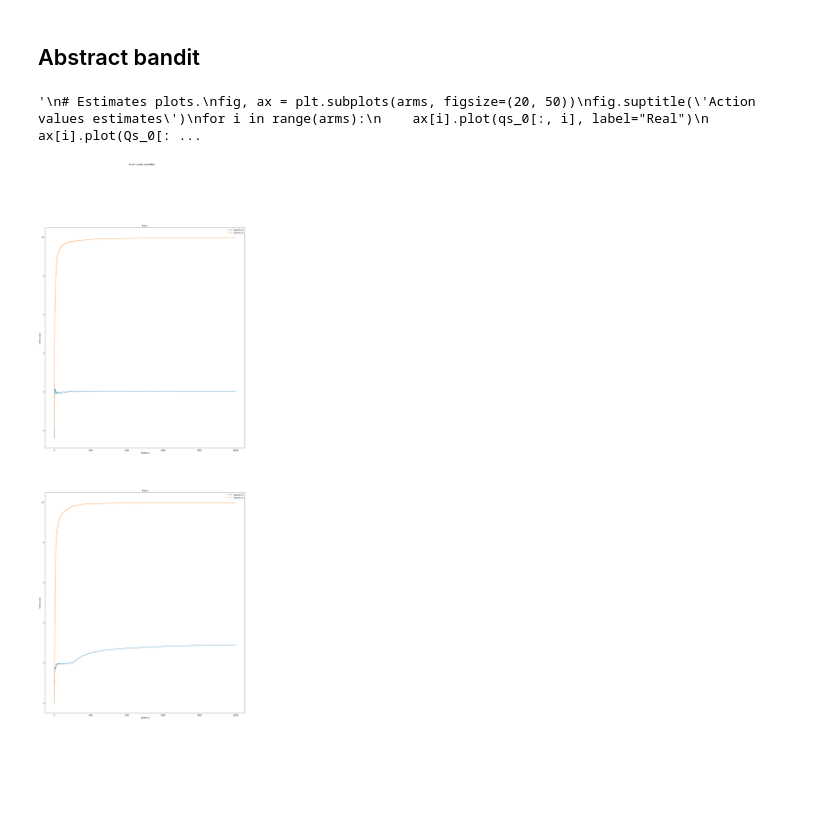
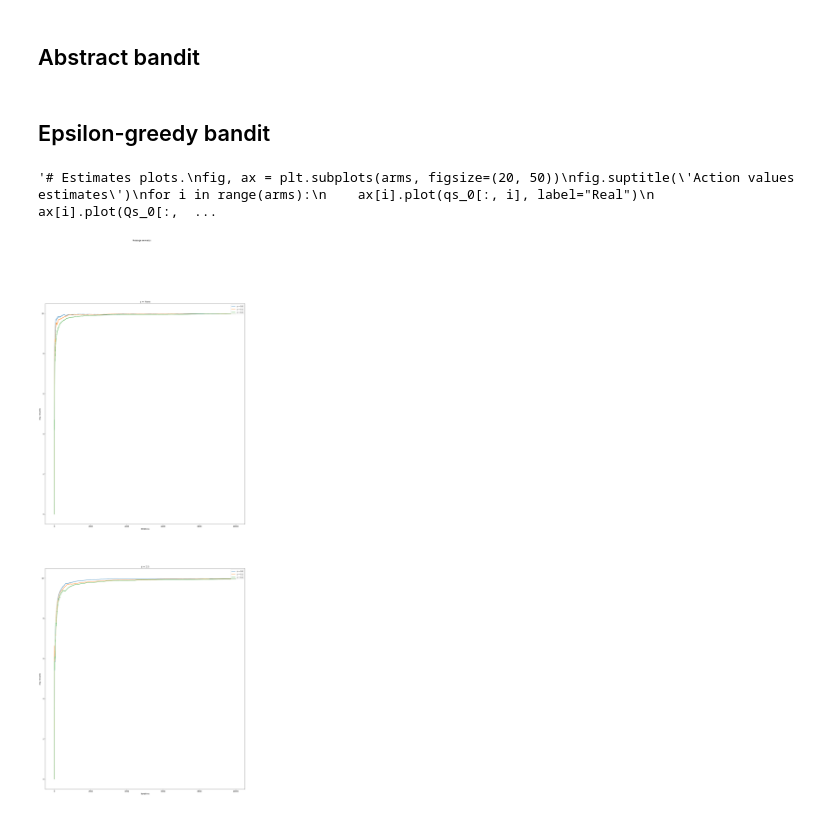
Before and after one commit to robmasocco/mrl, a Jupyter notebook: MultiArmBandits.ipynb, the cells around one changed output. Saved outputs shown, nothing was run; the diff lists cells and outputs as text; code cells hidden in the pictures; blank space fills up the shorter version.

Commit message:
Sistemati multi-arm bandits astratti.

```diff
--- a/MultiArmBandits.ipynb
+++ b/MultiArmBandits.ipynb
@@ -79,19 +83,19 @@ class Bandit(ABC):
+# %% [markdown]
+## Epsilon-greedy bandit
 # %%
 class EpsBandit(Bandit):
 
-    def __init__(self, means, sigmas, init_est, arms=10, iters=10000, eps=0., alpha=0., deterministic=False, stationary=True):
+    def __init__(self, means, sigmas, init_est, arms=10, iters=10000, eps=0., alpha=None, deterministic=False, stationary=True):
+        """Initializes the Epsilon-greedy bandit."""
         super().__init__(means, sigmas, init_est, deterministic=deterministic, stationary=stationary)
         self.eps = eps
         self.alpha = alpha
 
     def choose_action(self):
-        """
-        Implements the epsilon-greedy policy: exploits knowledge or explores new possibilities.
-        """
+        """Implements the epsilon-greedy policy: exploits knowledge or explores new possibilities."""
         choice = np.random.choice([0, 1], p=[1-self.eps, self.eps])
         if choice == 0:
             # Greedy choice.
-            self.opt_actions += 1
             return np.argmax(self.est_means)
         else:
             # Explorative choice.
@@ -102,68 +106,76 @@ class EpsBandit(Bandit):
         # Update choice count.
         self.Ns[arm] += 1
         # Update step size
-        if self.alpha == 0:
+        if self.alpha == None:
             step_size = 1. / self.Ns[arm]
         else:
             step_size = self.alpha
-        # Update reward estimate
+        # Update reward estimate.
         self.est_means[arm] = self.est_means[arm] + step_size * (reward - self.est_means[arm])
         # Decrease exploration probability.
         if (self.stationary == True) and (self.eps >= ((self.eps / self.iters) * (iteration + 1))):
             self.eps -= (self.eps / self.iters) * (iteration + 1)
+        # Eventually increase optimal actions counter.
+        if arm == np.argmax(self.means):
+            self.opt_actions += 1
+        # Update real action values.
+        if self.stationary == False:
+            for i in range(self.arms):
+                self.means[i] += np.random.normal()
 # %%
-# Simulation parameters.
+# Simulation parameters (some MUST be floats!).
 iters = 10000
-opt_init = 0.
+opt_init = 50.0
 arms = 10
 means = list(range(1, arms + 1))
 sigmas = np.full(arms, 1)
-alphas = [0., 0.5]
-epsilons = [0., 0.1, 0.2]
+alphas = [None, 0.5]
+epsilons = [0.0, 0.1, 0.2]
+det = False
+stat = True
 
-# Simulation
+# Simulation data array.
 rews = np.zeros((len(alphas), len(epsilons), iters + 1))
 
 # Bandits execution.
 for i in range(len(alphas)):
     for j in range(len(epsilons)):
-        bandit = EpsBandit(means, sigmas, opt_init, alpha=alphas[i], eps=epsilons[j], deterministic=False)
+        bandit = EpsBandit(means, sigmas, opt_init, alpha=alphas[i], eps=epsilons[j], deterministic=det, stationary=stat)
         bandit.run()
         rews[i, j, :] = bandit.get_avg_rewards()
 
 fig, ax = plt.subplots(len(alphas), figsize=(20, 50))
-fig.suptitle('Action values estimates')
+fig.suptitle('Average rewards')
 for i in range(len(alphas)):
-    for j in range(len(alphas)):
-        ax[i].plot(rews[i, j, :], label="\epsilon=0")
+    for j in range(len(epsilons)):
+        ax[i].plot(rews[i, j, :], label=r'$\epsilon$ = ' + str(epsilons[j]))
     ax[i].legend(loc='upper right')
-    ax[i].set(xlabel='Iterations', ylabel='Action value')
-    ax[i].set_title("Arm " + str(i + 1))
+    ax[i].set(xlabel='Iterations', ylabel='Avg. rewards')
+    ax[i].set_title(r'$\alpha$ = ' + str(alphas[i]))
 
-"""
-# Estimates plots.
+"""# Estimates plots.
 fig, ax = plt.subplots(arms, figsize=(20, 50))
 fig.suptitle('Action values estimates')
 for i in range(arms):
     ax[i].plot(qs_0[:, i], label="Real")
     ax[i].plot(Qs_0[:, i], label="$\epsilon=0$")
     ax[i].plot(Qs_01[:, i], label="$\epsilon=0.1$")
     ax[i].plot(Qs_03[:, i], label="$\epsilon=0.3$")
     ax[i].legend(loc='upper right')
     ax[i].set(xlabel='Iterations', ylabel='Action value')
     ax[i].set_title("Arm " + str(i + 1))
 
 # Frequency plots.
 bins = np.linspace(0, arms - 1, arms)
 plt.figure(figsize=(12, 12))
 plt.bar(bins, N_0, width=0.33, color='r', label='$\epsilon=0$')
 plt.bar(bins + 0.33, N_01, width=0.33, color='g', label='$\epsilon=0.01$')
 plt.bar(bins + 0.66, N_03, width=0.33, color='b', label='$\epsilon=0.03$')
 plt.legend()
 plt.xlabel("Iterations")
 plt.ylabel("Number of actions taken")
 plt.title("Actions Frequencies")
 plt.show()"""
 # %% [output]
-'\n# Estimates plots.\nfig, ax = plt.subplots(arms, figsize=(20, 50))\nfig.suptitle(\'Action values estimates\')\nfor i in range(arms):\n    ax[i].plot(qs_0[:, i], label="Real")\n    ax[i].plot(Qs_0[: ...
+'# Estimates plots.\nfig, ax = plt.subplots(arms, figsize=(20, 50))\nfig.suptitle(\'Action values estimates\')\nfor i in range(arms):\n    ax[i].plot(qs_0[:, i], label="Real")\n    ax[i].plot(Qs_0[:,  ...
-[figure, old version]
+[figure, new version]
```
Also changed, not shown: parts of 1 cell of this notebook.
